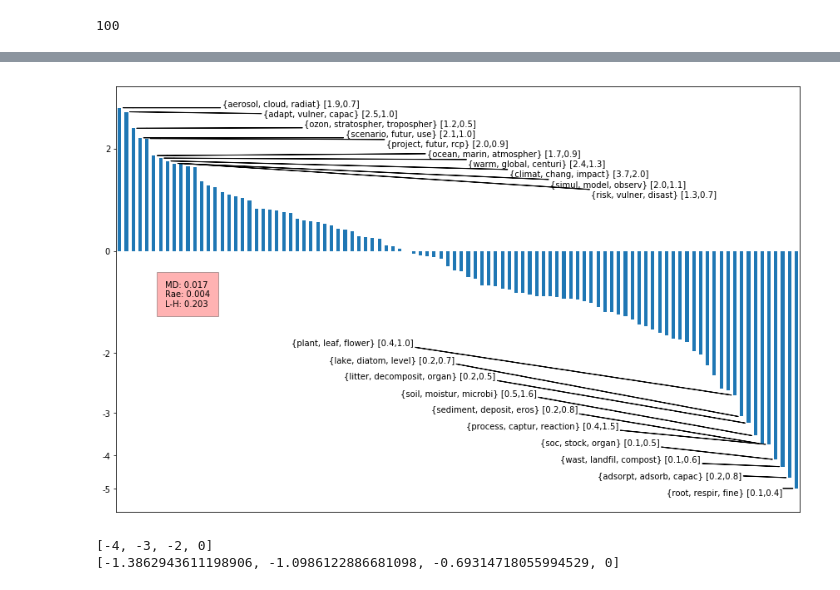
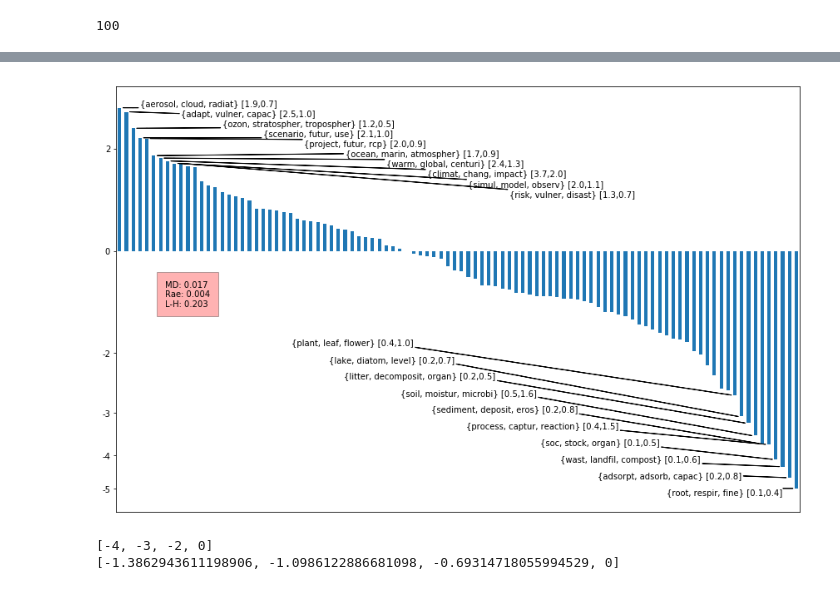
Before and after one commit to mcallaghan/cc-topography, a Jupyter notebook: code/proportionality.ipynb, the cells around one changed output, grey strips where cells are left out. Drawn from its saved outputs; the diff is of its cells as text; code cells hidden in the pictures.

```diff
--- a/code/proportionality.ipynb
+++ b/code/proportionality.ipynb
@@ -131,7 +131,7 @@ def plot_representation(df, ax, nts=5, xspace=3,yspace = 0.15, fmin=None, fmax=N
         ax.annotate(
             s="{} [{},{}]".format(row['title'],s,v),
             xy=(-0.5+i,row['lrep']),
-            xytext=((xspace-3*-1+i*xspace,rmax-rmax*yspace*(i-1)),
+            xytext=((xspace-3)*-1+i*xspace,rmax-rmax*yspace*(i-1)),
             arrowprops=dict(
                 facecolor='black',
                 #shrink=0.05,
@@ -188,34 +188,34 @@ def plot_representation(df, ax, nts=5, xspace=3,yspace = 0.15, fmin=None, fmax=N
     ax.set_yticks(yticks)
     ax.set_yticklabels(ytick_labels)
 
     #ax.yaxis.set_major_formatter(ticker.FormatStrFormatter("%.1f"))
 
     rmax = pdf['lrep'].max()
     rmin = pdf['lrep'].min()
 
     ax.text(
         len(pdf)*0.066,-0.2,
         "MD: {:.3f}\nRae: {:.3f}\nL-H: {:.3f}".format(md,rae,lh),
         va="top",
         ha="left",
         bbox={'facecolor':'red', 'alpha':0.3,'pad':10}
    )
 
     #ax.text(1,-1*0.2,"MD: {:.3f}".format(md))
     #ax.text(1,-1*0.4,"Rae: {:.3f}".format(rae))
     #ax.text(1,-1*0.6,"L-H: {:.3f}".format(lh))
 
     ax.get_xaxis().set_visible(False)#.set_ticks([])
 
     ax.set_ylim((rmin+rmin*0.1,rmax+rmax*0.15))
 
 fig, ax = plt.subplots()
 plot_representation(df,ax,nts=10,xspace=6,yspace=0.07)
 plt.tight_layout()
 plt.savefig('../plots/ipcc_representation/ipcc_rep_{}_all.png'.format(run_id),bbox_inches='tight')
 plt.show()
 # %% [output]
-[figure, old version]
+[figure, new version]
 # %%
 rmin = -1.5
 rmax = 1
```
Also changed, not shown: 7 other files.
